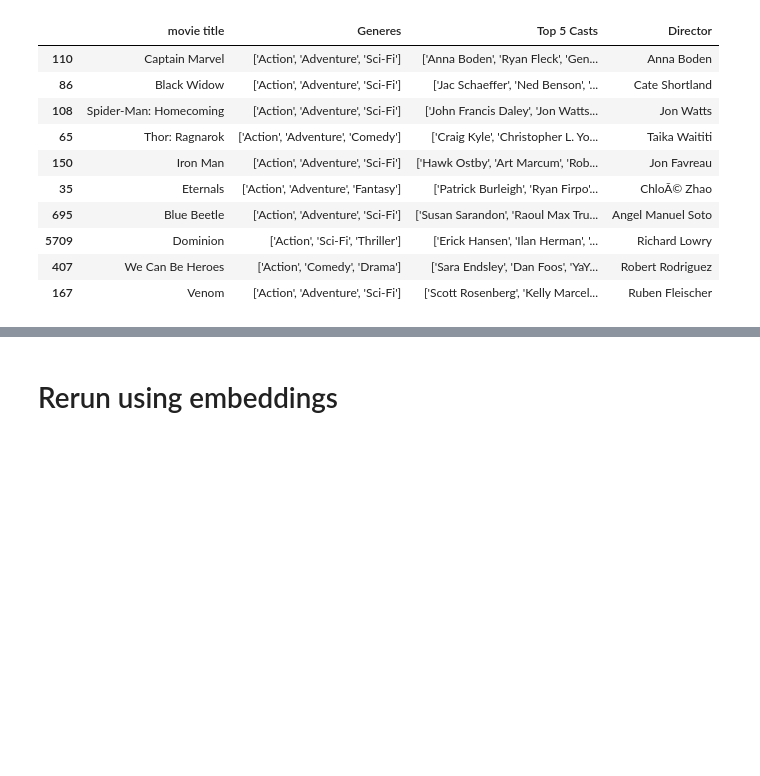
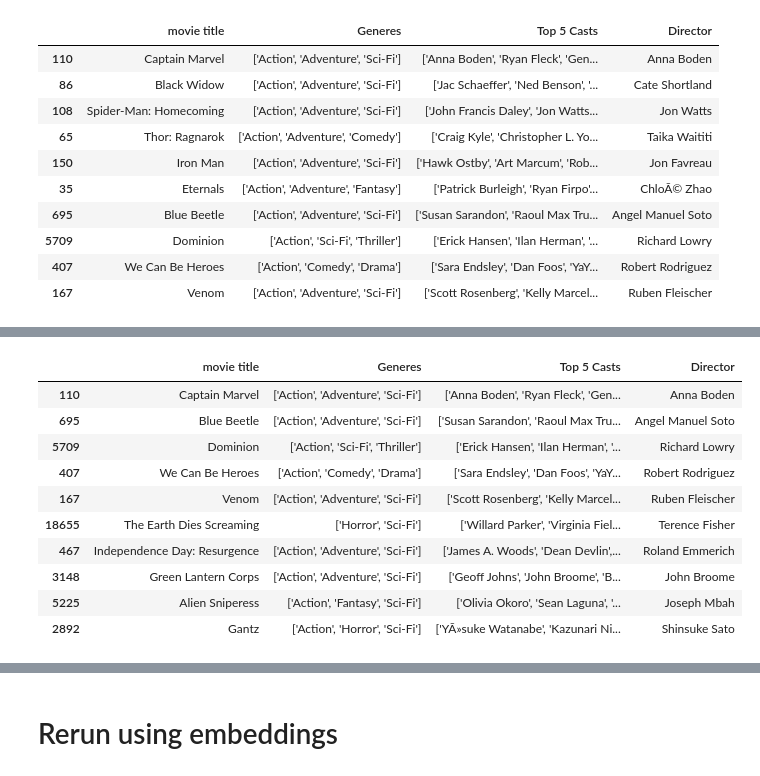
Before and after one commit to Y-awad/Movie-recommendation-system, a Jupyter notebook: moviesystem.ipynb, the cells around one changed output, grey strips where cells are left out. Cells and saved outputs as stored; diff of their text form; code cells hidden in the pictures; blank space fills up the shorter version.

```diff
--- a/moviesystem.ipynb
+++ b/moviesystem.ipynb
@@ -630,0 +810,19 @@ recommend_movies(
+# %%
+recommend_movies(
+    "The Avengers",
+    df_clean,
+    tfidf_clean,
+    top_n=10
+)
+# %% [output]
+|  | movie title | Generes | Top 5 Casts | Director |
+| 110 | Captain Marvel | ['Action', 'Adventure', 'Sci-Fi'] | ['Anna Boden', 'Ryan Fleck', 'Gen... | Anna Boden |
+| 695 | Blue Beetle | ['Action', 'Adventure', 'Sci-Fi'] | ['Susan Sarandon', 'Raoul Max Tru... | Angel Manuel Soto |
+| 5709 | Dominion | ['Action', 'Sci-Fi', 'Thriller'] | ['Erick Hansen', 'Ilan Herman', '... | Richard Lowry |
+| 407 | We Can Be Heroes | ['Action', 'Comedy', 'Drama'] | ['Sara Endsley', 'Dan Foos', 'YaY... | Robert Rodriguez |
+| 167 | Venom | ['Action', 'Adventure', 'Sci-Fi'] | ['Scott Rosenberg', 'Kelly Marcel... | Ruben Fleischer |
+| 18655 | The Earth Dies Screaming | ['Horror', 'Sci-Fi'] | ['Willard Parker', 'Virginia Fiel... | Terence Fisher |
+| 467 | Independence Day: Resurgence | ['Action', 'Adventure', 'Sci-Fi'] | ['James A. Woods', 'Dean Devlin',... | Roland Emmerich |
+| 3148 | Green Lantern Corps | ['Action', 'Adventure', 'Sci-Fi'] | ['Geoff Johns', 'John Broome', 'B... | John Broome |
+| 5225 | Alien Sniperess | ['Action', 'Fantasy', 'Sci-Fi'] | ['Olivia Okoro', 'Sean Laguna', '... | Joseph Mbah |
+| 2892 | Gantz | ['Action', 'Horror', 'Sci-Fi'] | ['YÃ»suke Watanabe', 'Kazunari Ni... | Shinsuke Sato |
```
Also changed, not shown: parts of 20 cells of this notebook.
